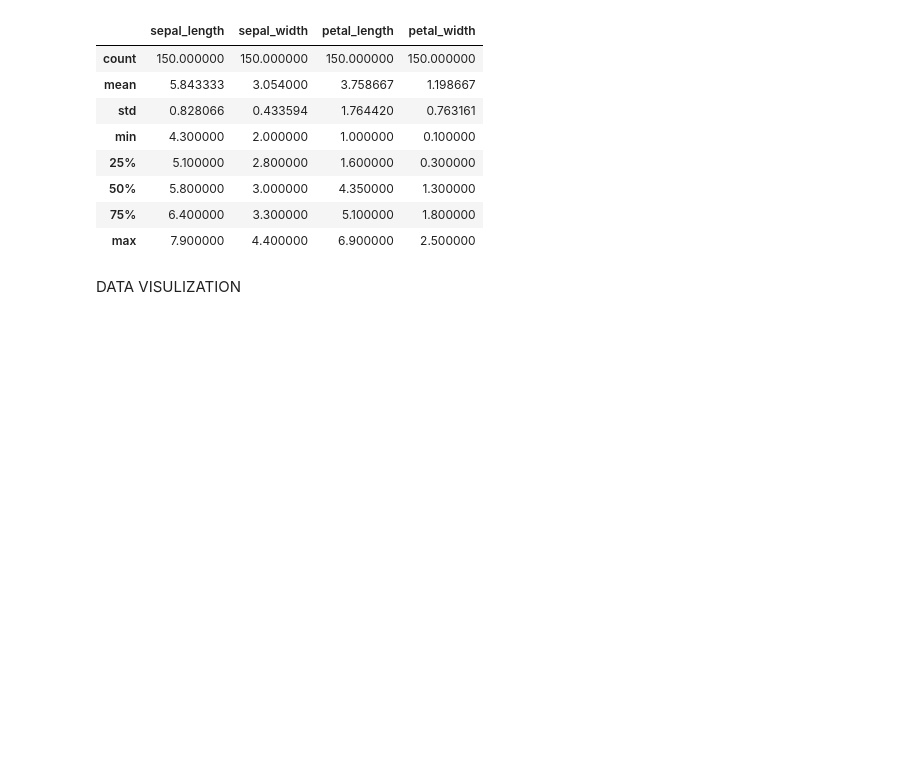
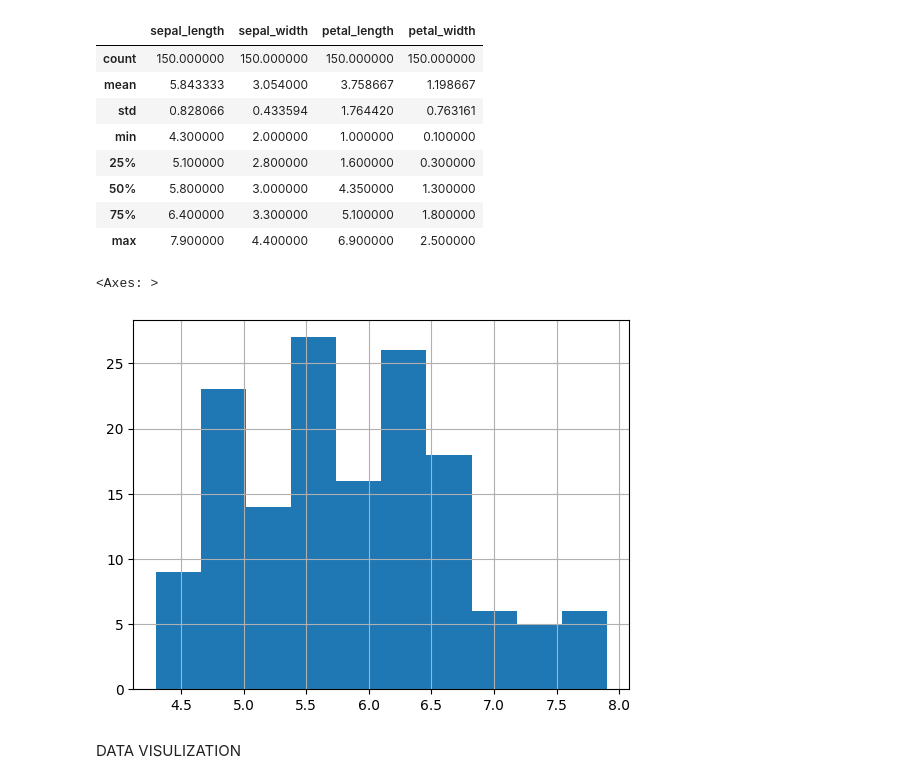
Before and after one commit to Akashwadile21/CODSOFT, a Jupyter notebook: irisflower.ipynb, the cells around one changed output. Cells and saved outputs as stored; diff of their text form; code cells hidden in the pictures; blank space fills up the shorter version.

```diff
--- a/irisflower.ipynb
+++ b/irisflower.ipynb
@@ -92,5 +92,10 @@ df_iris.describe()
 | 50% | 5.800000 | 3.000000 | 4.350000 | 1.300000 |
 | 75% | 6.400000 | 3.300000 | 5.100000 | 1.800000 |
 | max | 7.900000 | 4.400000 | 6.900000 | 2.500000 |
+# %%
+df_iris['sepal_length'].hist()
+# %% [output]
+<Axes: >
+[figure, added]
 # %% [markdown]
 DATA VISULIZATION
```
Also changed, not shown: parts of 2 cells of this notebook.
